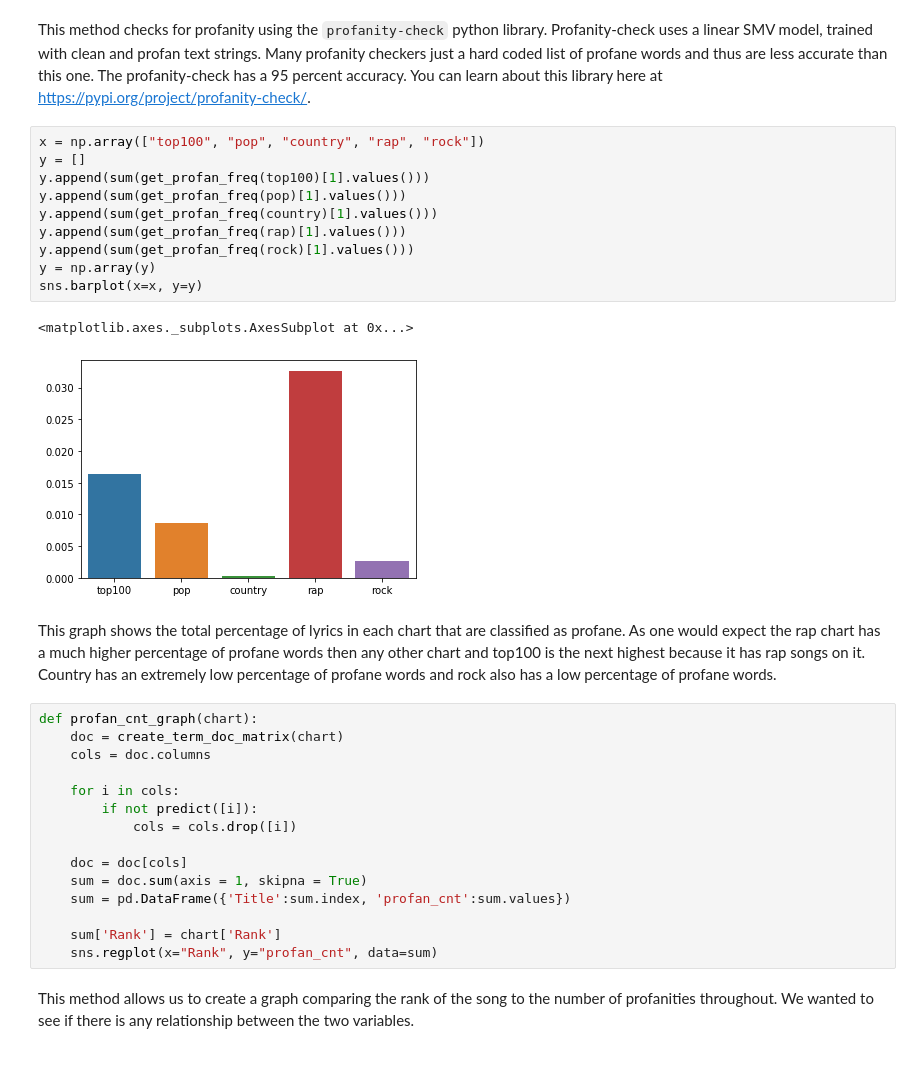
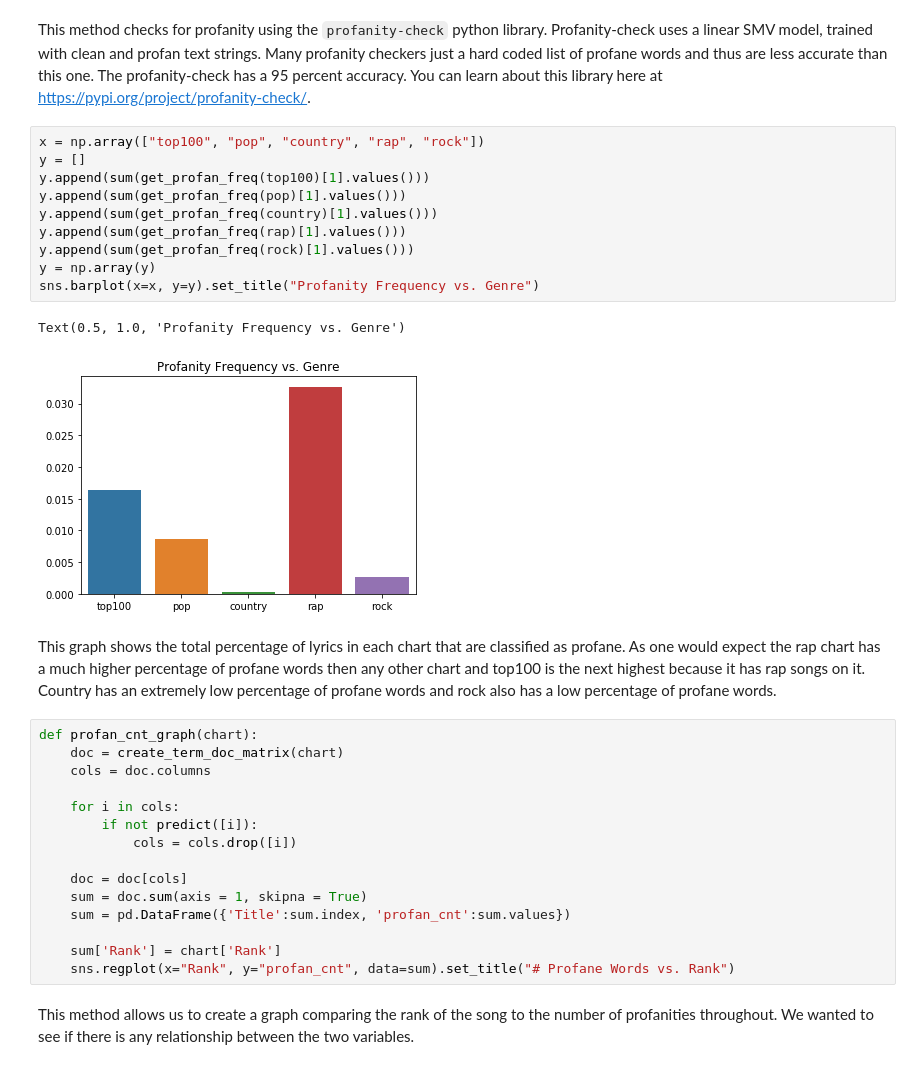
Before and after one commit to suttonr75/320FinalFall2019, a Jupyter notebook: FinalProject.ipynb, the cells around one changed output. Drawn from its saved outputs; the diff is of its cells as text.

Commit message:
added plot llabels

```diff
--- a/FinalProject.ipynb
+++ b/FinalProject.ipynb
@@ -457,16 +457,16 @@ This method checks for profanity using the `profanity-check` python library. Pro
 # %%
 x = np.array(["top100", "pop", "country", "rap", "rock"])
 y = []
 y.append(sum(get_profan_freq(top100)[1].values()))
 y.append(sum(get_profan_freq(pop)[1].values()))
 y.append(sum(get_profan_freq(country)[1].values()))
 y.append(sum(get_profan_freq(rap)[1].values()))
 y.append(sum(get_profan_freq(rock)[1].values()))
 y = np.array(y)
-sns.barplot(x=x, y=y)
+sns.barplot(x=x, y=y).set_title("Profanity Frequency vs. Genre")
 # %% [output]
-<matplotlib.axes._subplots.AxesSubplot at 0x...>
+Text(0.5, 1.0, 'Profanity Frequency vs. Genre')
-[figure, old version]
+[figure, new version]
 # %% [markdown]
 This graph shows the total percentage of lyrics in each chart that are classified as profane. As one would expect the rap chart has a much higher percentage of profane words then any other chart and top100 is the next highest because it has rap songs on it. Country has an extremely low percentage of profane words and rock also has a low percentage of profane words.
 # %%
@@ -483,7 +483,7 @@ def profan_cnt_graph(chart):
     sum = pd.DataFrame({'Title':sum.index, 'profan_cnt':sum.values})
 
     sum['Rank'] = chart['Rank']
-    sns.regplot(x="Rank", y="profan_cnt", data=sum)
+    sns.regplot(x="Rank", y="profan_cnt", data=sum).set_title("# Profane Words vs. Rank")
 # %% [markdown]
 This method allows us to create a graph comparing the rank of the song to the number of profanities throughout. We wanted to see if there is any relationship between the two variables.
 # %%
```
Also changed, not shown: parts of 17 cells of this notebook.
